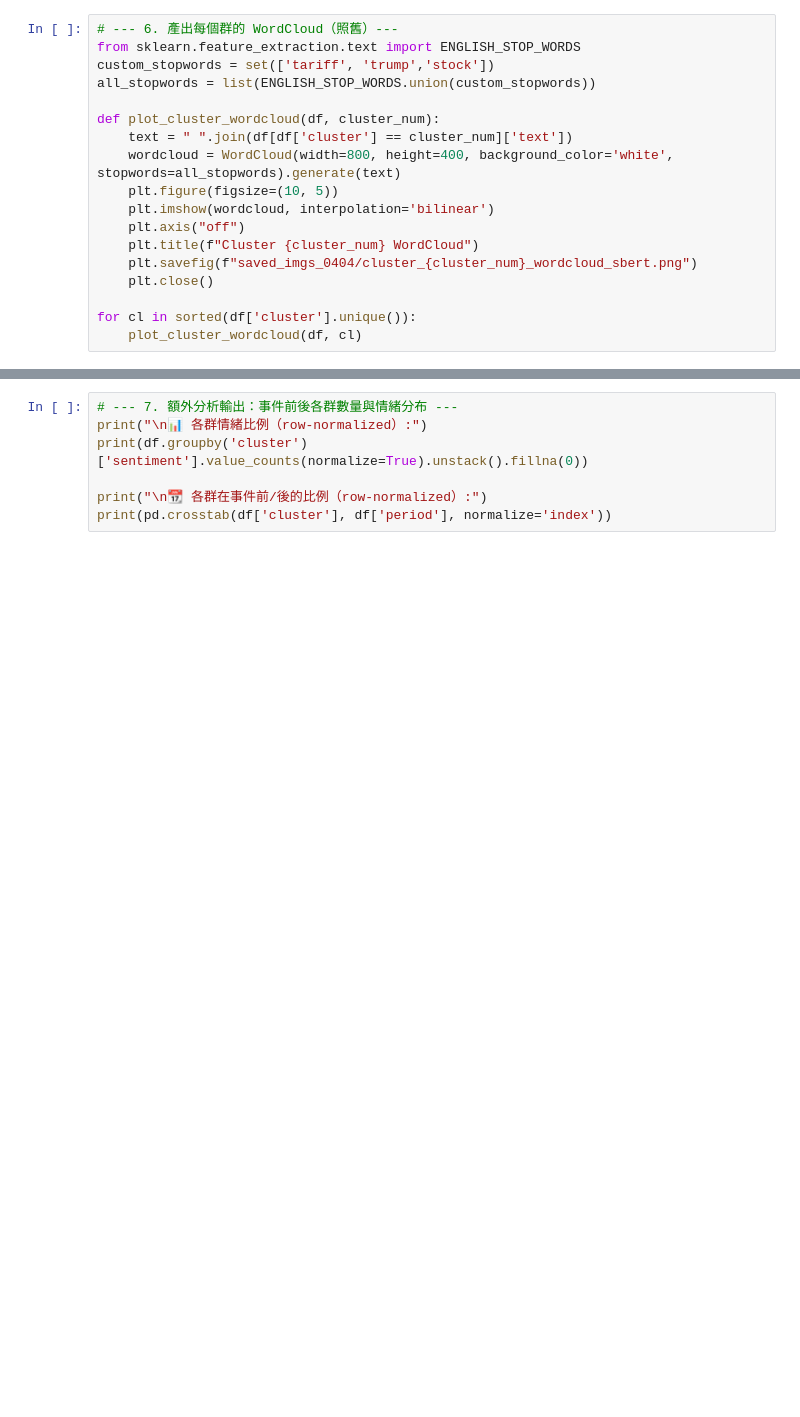
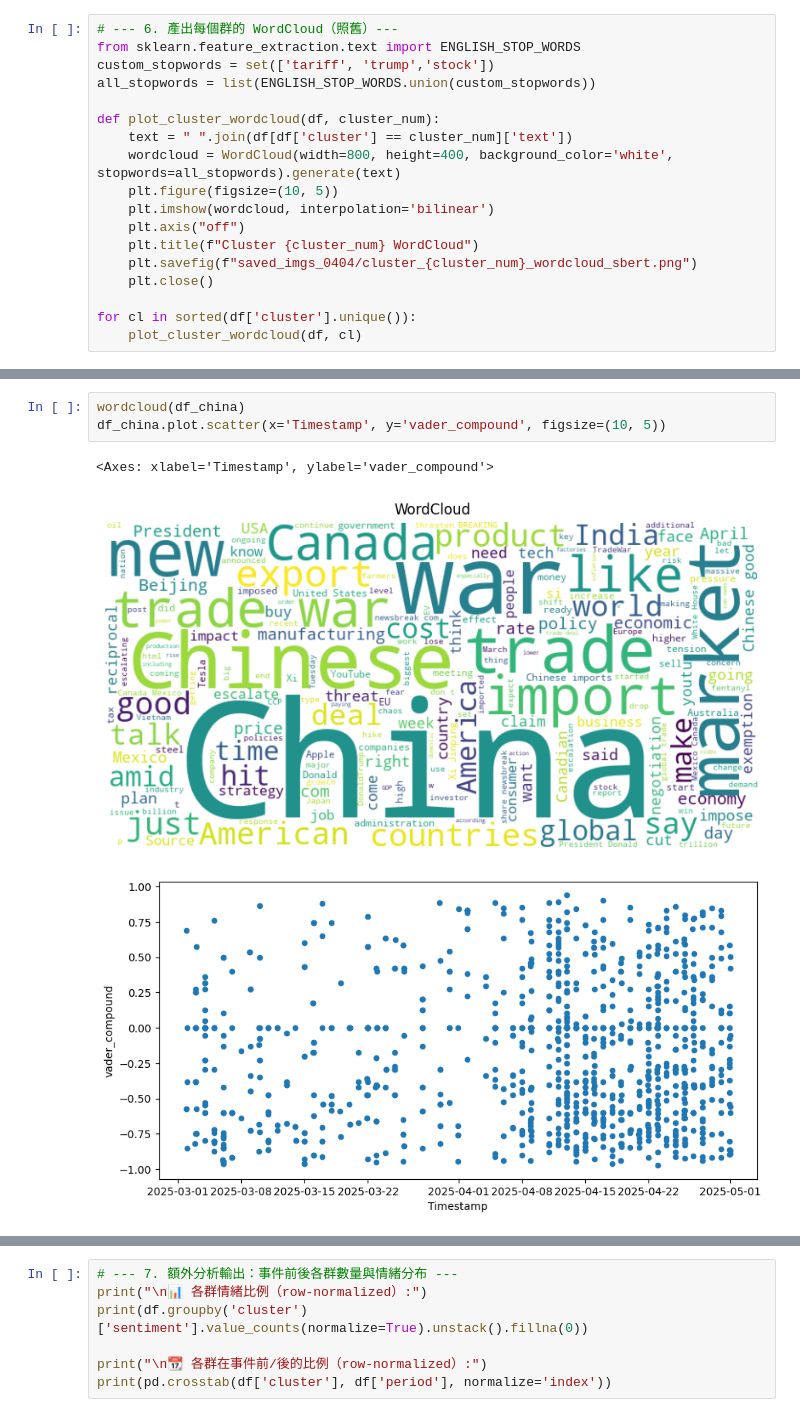
Before and after one commit to eric2003-tj/Python_ML_final, a Jupyter notebook: total.ipynb, the cells around one changed output, grey strips where cells are left out. Saved outputs shown, nothing was run; the diff lists cells and outputs as text; blank space fills up the shorter version.

```diff
--- a/total.ipynb
+++ b/total.ipynb
@@ -906,0 +1001,7 @@ for cl in sorted(df['cluster'].unique()):
+# %%
+wordcloud(df_china)
+df_china.plot.scatter(x='Timestamp', y='vader_compound', figsize=(10, 5))
+# %% [output]
+<Axes: xlabel='Timestamp', ylabel='vader_compound'>
+[figure, added]
+[figure, added]
```
Also changed, not shown: parts of 7 cells of this notebook.
